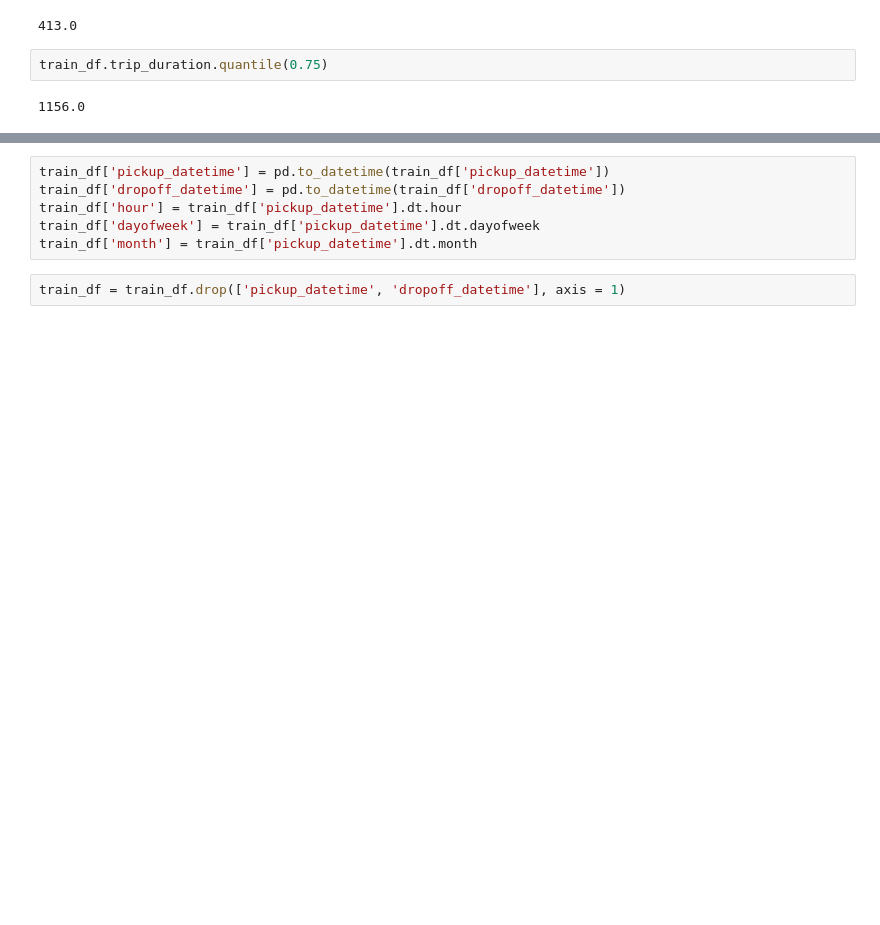
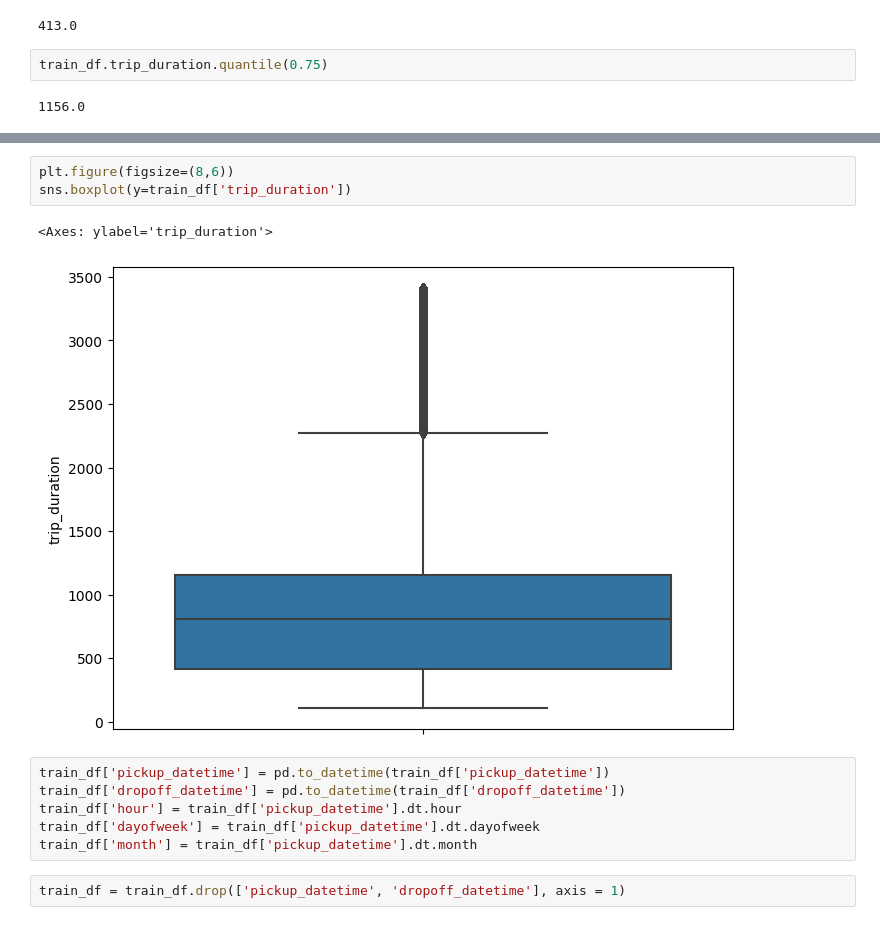
Before and after one commit to denizgezerli/nyc_taxi_trip_duration, a Jupyter notebook: notebooks/analysis.ipynb, the cells around one changed output, grey strips where cells are left out. Cells and saved outputs as stored; diff of their text form; blank space fills up the shorter version.

```diff
--- a/notebooks/analysis.ipynb
+++ b/notebooks/analysis.ipynb
@@ -75,3 +98,9 @@ train_df.trip_duration.quantile(0.75)
+# %%
+plt.figure(figsize=(8,6))
+sns.boxplot(y=train_df['trip_duration'])
+# %% [output]
+<Axes: ylabel='trip_duration'>
+[figure, added]
 # %%
 train_df['pickup_datetime'] = pd.to_datetime(train_df['pickup_datetime'])
 train_df['dropoff_datetime'] = pd.to_datetime(train_df['dropoff_datetime'])
```
Also changed, not shown: parts of 10 cells of this notebook.
